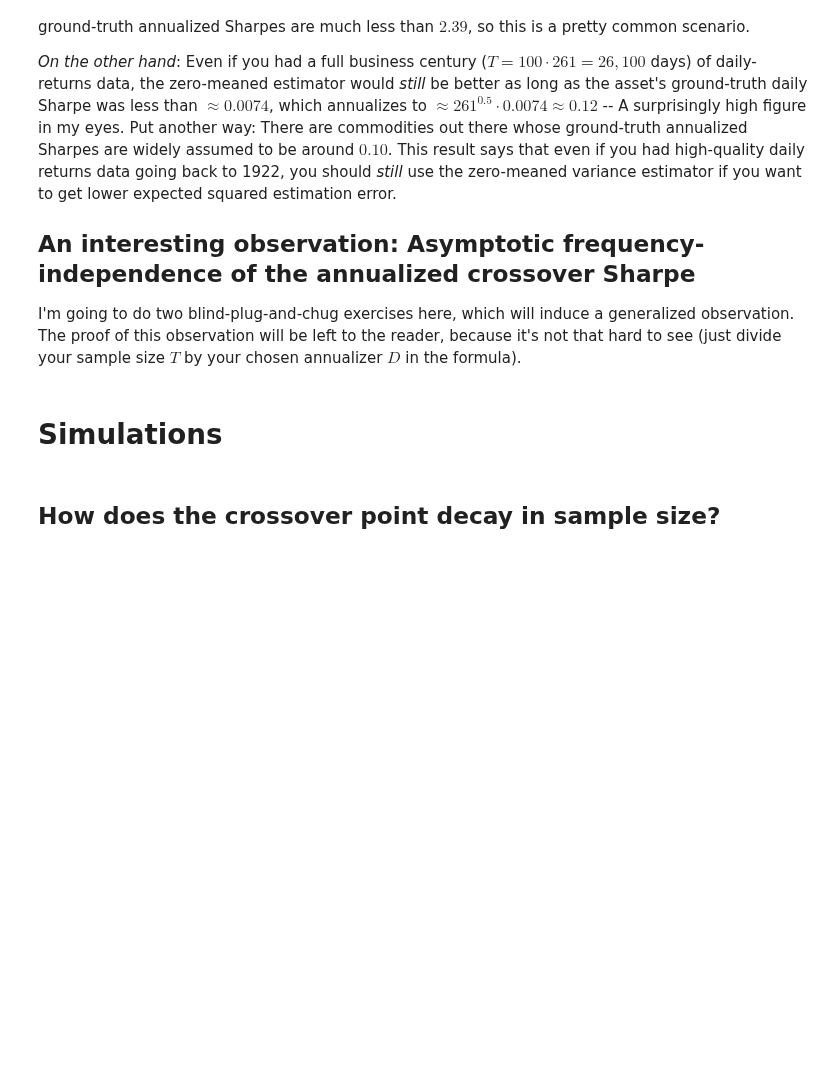
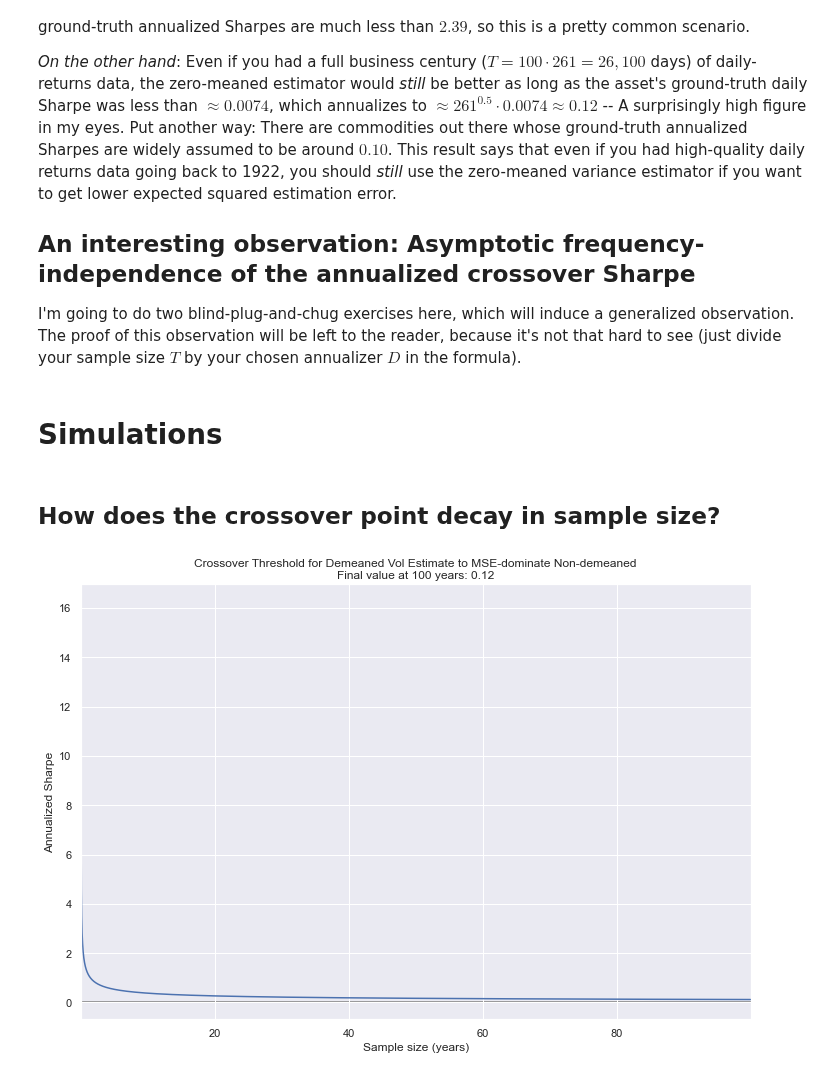
Before and after one commit to sparshsah/foggy-demo, a Jupyter notebook: demo/stats/bias-variance-risk.ipynb, the cells around one changed output. Saved outputs shown, nothing was run; the diff lists cells and outputs as text; code cells hidden in the pictures; blank space fills up the shorter version.

```diff
--- a/demo/stats/bias-variance-risk.ipynb
+++ b/demo/stats/bias-variance-risk.ipynb
@@ -91,3 +91,39 @@ import foggy_pylib.core as fc
 import foggy_pylib.fin as ff
 # %% [markdown]
 ## How does the crossover point decay in sample size?
+# %%
+MIN_T_DAYS = 2  # need at least 2 data points for the demeaned estimator to be defined
+MAX_T_DAYS = ff.DAYCOUNTS["BY"] * 100  # a century
+
+def __get_daily_crossover_thresh_sharpe(T_days: int=25) -> float:
+    numerator = 2
+    denominator = (T_days-1) * T_days
+    fraction = numerator / denominator
+    answer = fraction **(1/4)
+    return answer
+
+def _get_ann_crossover_thresh_sharpe(T_days: int=25) -> float:
+    daily_crossover_thresh_sharpe = __get_daily_crossover_thresh_sharpe(T_days=T_days)
+    ann_crossover_thresh_sharpe = daily_crossover_thresh_sharpe * ff.DAYCOUNTS["BY"]**0.5
+    return ann_crossover_thresh_sharpe
+
+def get_crossover_thresh_ann_sharpes() -> ff.FloatSeries:
+    sharpes = pd.Series({T_days:
+        _get_ann_crossover_thresh_sharpe(T_days=T_days)
+    for T_days in range(MIN_T_DAYS, MAX_T_DAYS)})
+    return sharpes
+
+def plot_crossover_thresh_ann_sharpes() -> None:
+    sharpes = get_crossover_thresh_ann_sharpes()
+    sharpes.index = sharpes.index/ff.DAYCOUNTS["BY"]
+    fc.plot(
+        sharpes,
+        xlabel="Sample size (years)",
+        ylabel="Annualized Sharpe",
+        title="Crossover Threshold for Demeaned Vol Estimate to MSE-dominate Non-demeaned\n" + \
+            f"Final value at {sharpes.index[-1]:.0f} years: {sharpes.values[-1]:.2f}"
+    )
+
+plot_crossover_thresh_ann_sharpes()
+# %% [output]
+[figure, added]
```
Also changed, not shown: parts of 4 cells of this notebook, 1 other file.
